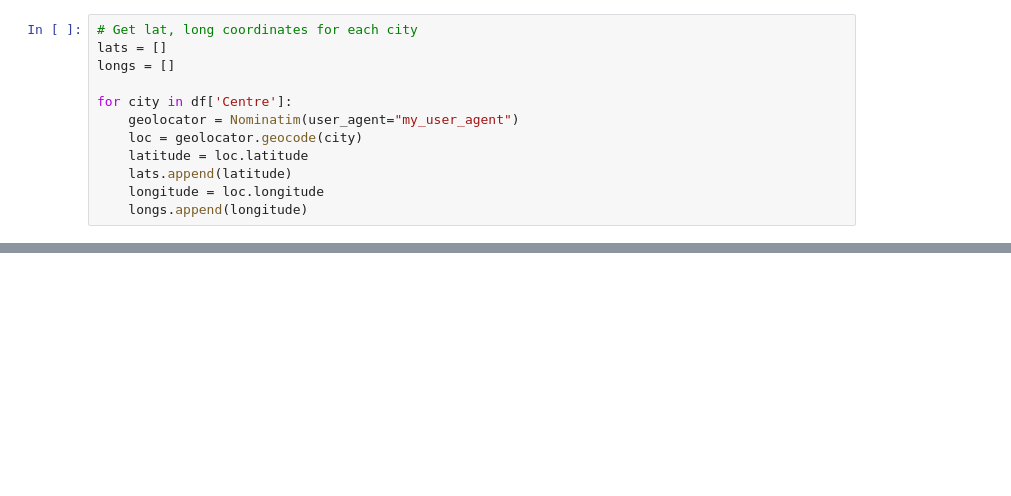
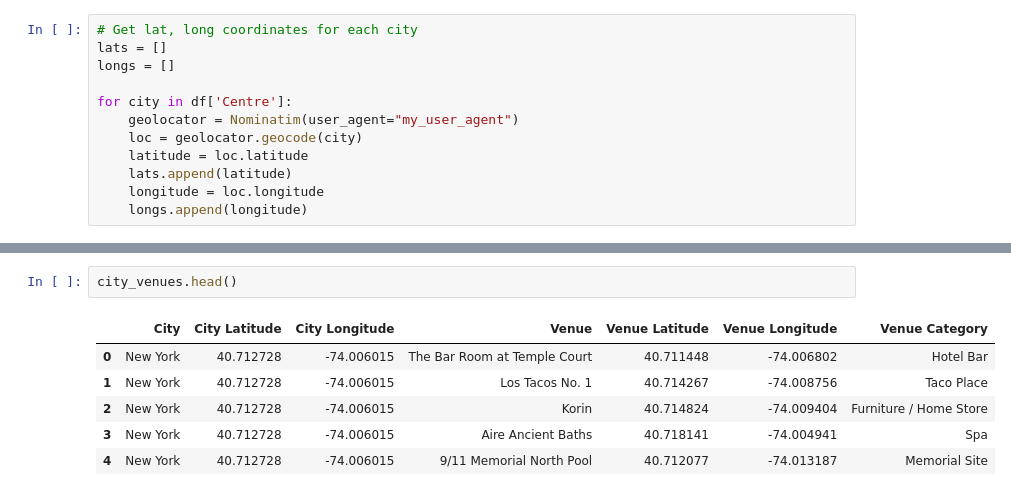
Before and after one commit to Elliot-Taylor/Data-Science-Capstone, a Jupyter notebook: Notebooks/Project Notebook.ipynb, the cells around one changed output, grey strips where cells are left out. Drawn from its saved outputs; the diff is of its cells as text; blank space fills up the shorter version.

```diff
--- a/Notebooks/Project Notebook.ipynb
+++ b/Notebooks/Project Notebook.ipynb
@@ -97,0 +181,9 @@ worldMap
+# %%
+city_venues.head()
+# %% [output]
+|  | City | City Latitude | City Longitude | Venue | Venue Latitude | Venue Longitude | Venue Category |
+| 0 | New York | 40.712728 | -74.006015 | The Bar Room at Temple Court | 40.711448 | -74.006802 | Hotel Bar |
+| 1 | New York | 40.712728 | -74.006015 | Los Tacos No. 1 | 40.714267 | -74.008756 | Taco Place |
+| 2 | New York | 40.712728 | -74.006015 | Korin | 40.714824 | -74.009404 | Furniture / Home Store |
+| 3 | New York | 40.712728 | -74.006015 | Aire Ancient Baths | 40.718141 | -74.004941 | Spa |
+| 4 | New York | 40.712728 | -74.006015 | 9/11 Memorial North Pool | 40.712077 | -74.013187 | Memorial Site |
```
Also changed, not shown: parts of 21 cells of this notebook, 2 other files.
